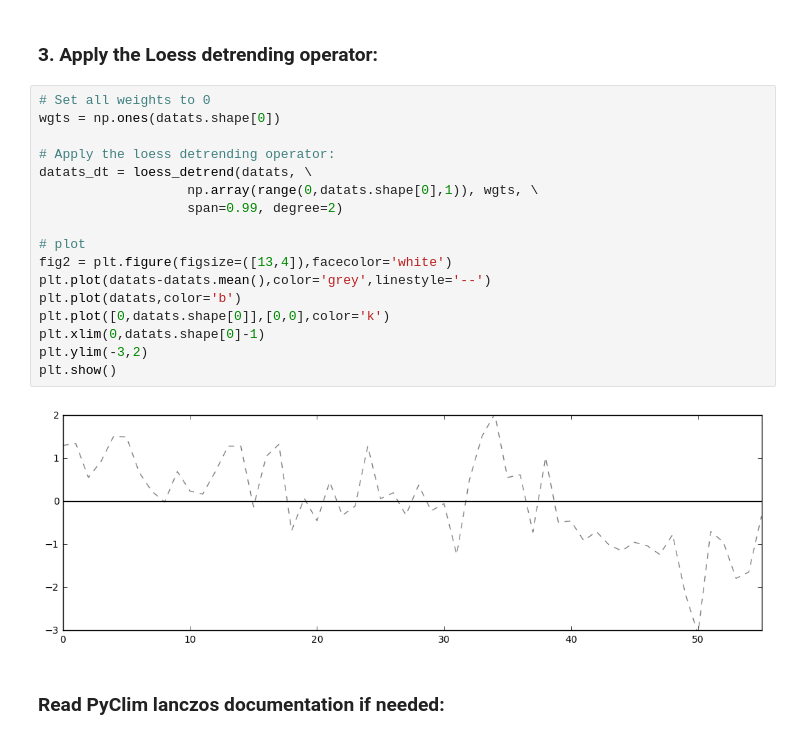
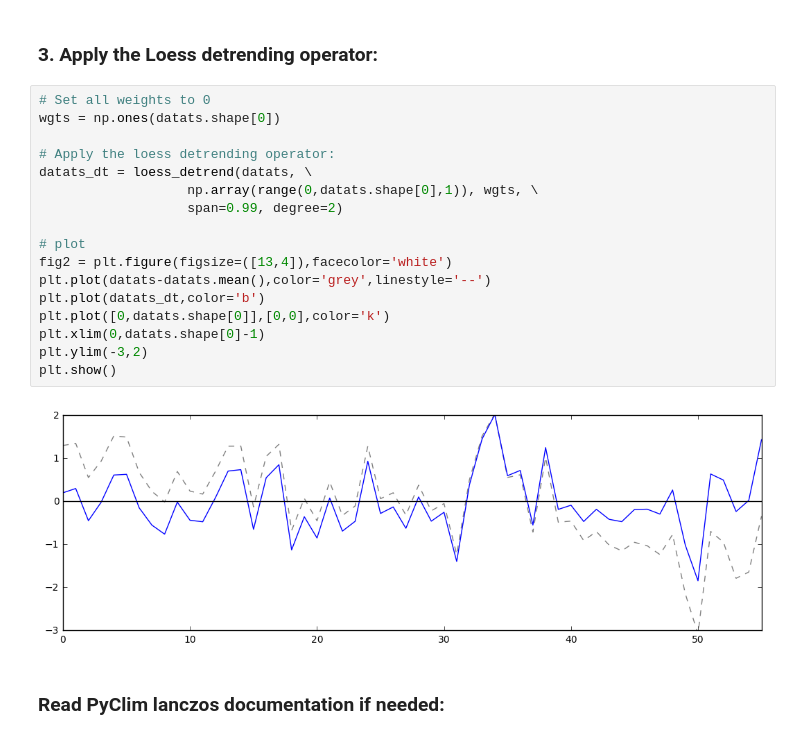
Before and after one commit to stephanieleroux/SHARED_NOTEBOOKS, a Jupyter notebook: Demo_Loess_lanczos.ipynb, the cells around one changed output. Saved outputs shown, nothing was run; the diff lists cells and outputs as text.

```diff
--- a/Demo_Loess_lanczos.ipynb
+++ b/Demo_Loess_lanczos.ipynb
@@ -75,22 +75,22 @@ plt.show()
 # %%
 # Set all weights to 0
 wgts = np.ones(datats.shape[0])
 
 # Apply the loess detrending operator:
 datats_dt = loess_detrend(datats, \
                    np.array(range(0,datats.shape[0],1)), wgts, \
                    span=0.99, degree=2)
 
 # plot
 fig2 = plt.figure(figsize=([13,4]),facecolor='white')
 plt.plot(datats-datats.mean(),color='grey',linestyle='--')
-plt.plot(datats,color='b')
+plt.plot(datats_dt,color='b')
 plt.plot([0,datats.shape[0]],[0,0],color='k')
 plt.xlim(0,datats.shape[0]-1)
 plt.ylim(-3,2)
 plt.show()
 # %% [output]
-[figure, old version]
+[figure, new version]
 # %% [markdown]
 ### Read PyClim lanczos documentation if needed:
 # %%
```
